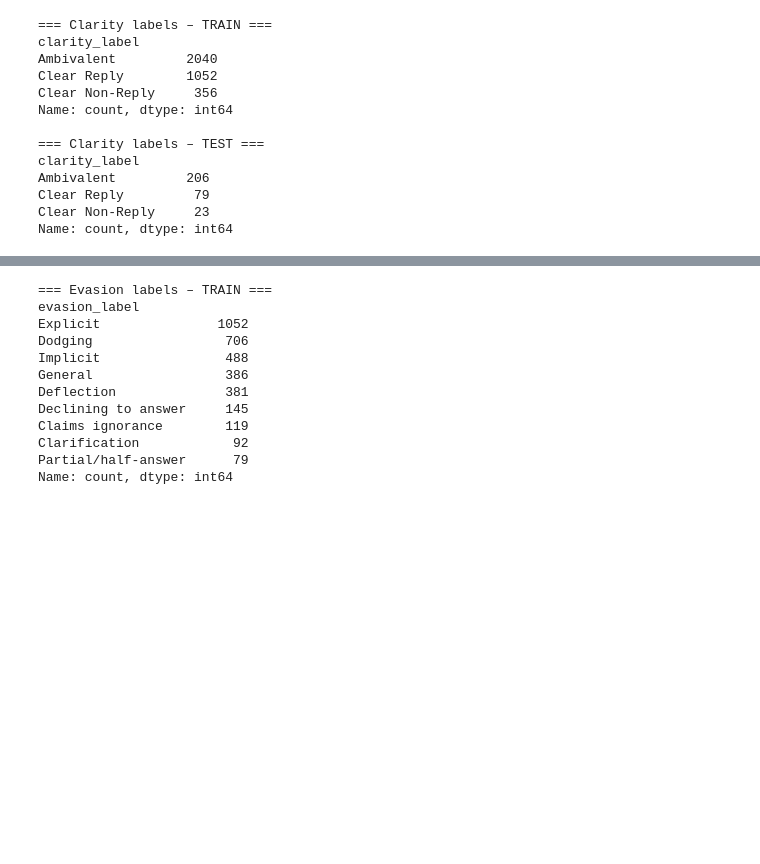
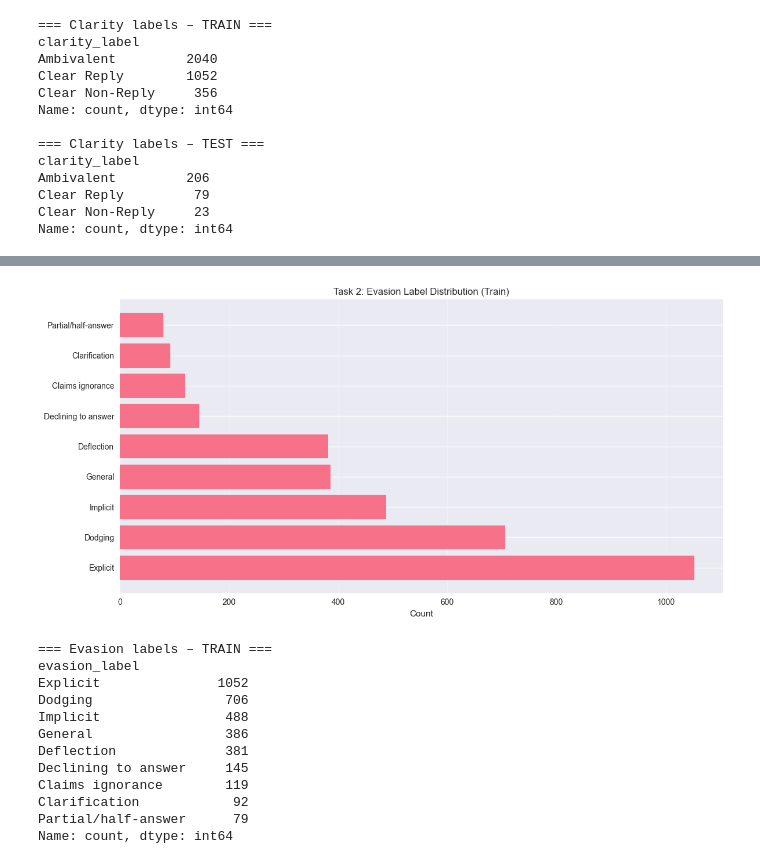
Before and after one commit to minh-de-rien/political-evasion-classifier, a Jupyter notebook: notebooks/1_exploration_qevasion.ipynb, the cells around one changed output, grey strips where cells are left out. Cells and saved outputs as stored; diff of their text form; code cells hidden in the pictures; blank space fills up the shorter version.

```diff
--- a/notebooks/1_exploration_qevasion.ipynb
+++ b/notebooks/1_exploration_qevasion.ipynb
@@ -28,13 +23,0 @@ train_ds
-# %%
-from datasets import load_dataset
-import pandas as pd
-import numpy as np
-import matplotlib.pyplot as plt
-
-# Make plots a bit nicer
-plt.rcParams["figure.figsize"] = (8, 4)
-plt.rcParams["axes.grid"] = True
-
-# Load QEvasion from Hugging Face
-dataset = load_dataset("ailsntua/QEvasion")
-dataset
@@ -221,3 +219,20 @@ plt.show()
+# %%
+# Task 2: Evasion labels
+evasion_counts = train_df['evasion_label'].value_counts()
+plt.figure()
+plt.barh(range(len(evasion_counts)), evasion_counts.values)
+plt.yticks(
+    range(len(evasion_counts)),
+    evasion_counts.index
+)
+plt.xlabel('Count')
+plt.title('Task 2: Evasion Label Distribution (Train)')
+plt.grid(axis='x', alpha=0.3)
+plt.tight_layout()
+plt.savefig('../report/figures/evasion_labels_train.png', dpi=300, bbox_inches='tight')
+plt.show()
+# %% [output]
+[figure, added]
 # %%
 print("=== Evasion labels – TRAIN ===")
 print(train_df["evasion_label"].value_counts(), "\n")
```
Also changed, not shown: parts of 14 cells of this notebook, 11 other files.
